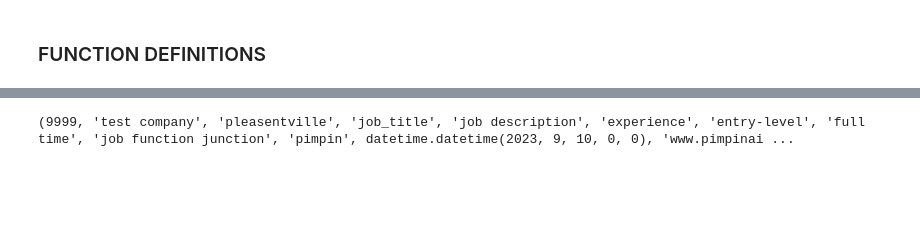
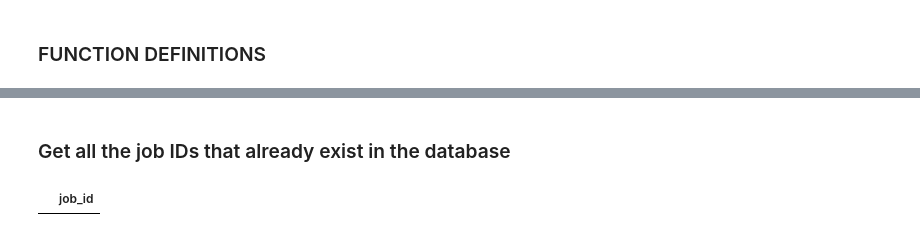
Before and after one commit to mikewschmidt/fine-tuned-job-search, a Jupyter notebook: developer.ipynb, the cells around one changed output, grey strips where cells are left out. Drawn from its saved outputs; the diff is of its cells as text; code cells hidden in the pictures; blank space fills up the shorter version.

```diff
--- a/developer.ipynb
+++ b/developer.ipynb
@@ -164,24 +185,16 @@ https://www.linkedin.com/jobs/view/data-scientist-with-security-clearance-at-cle
+# %% [markdown]
+### Get all the job IDs that already exist in the database
 # %%
-# Oracle Connection string
 cs = '''(description= (retry_count=20)(retry_delay=3)(address=(protocol=tcps)(port=1521)(host=adb.us-sanjose-1.oraclecloud.com))(connect_data=(service_name=ga3e236c6957ba6_oltpdb_high.adb.oraclecloud.com))(security=(ssl_server_dn_match=yes)))'''
+user="appuser"
+password=os.environ['ORACLE_PASSWORD_APPUSER']
+engine = create_engine(
+    f'oracle+oracledb://{user}:{password}@{cs}'
+    )
 
-connection = oracledb.connect(
-    user="appuser",
-    password=os.environ['ORACLE_PASSWORD_APPUSER'],
-    dsn = cs
-)
+with engine.connect() as conn:
+    df_jobs_exists = pd.read_sql_query(f'SELECT job_id FROM tbl_jobs WHERE job_id IN ({",".join(job_ids)})', conn)
 
-cursor = connection.cursor()
-cursor.execute("SELECT * FROM tbl_jobs")
-results = cursor.fetchall()
-
-for row in results:
-    print(row)
-
-# Close the cursor
-cursor.close()
-
-# Close the connection
-connection.close()
+df_jobs_exists
 # %% [output]
-(9999, 'test company', 'pleasentville', 'job_title', 'job description', 'experience', 'entry-level', 'full time', 'job function junction', 'pimpin', datetime.datetime(2023, 9, 10, 0, 0), 'www.pimpinai ...
+|  | job_id |
```
Also changed, not shown: parts of 12 cells of this notebook.
